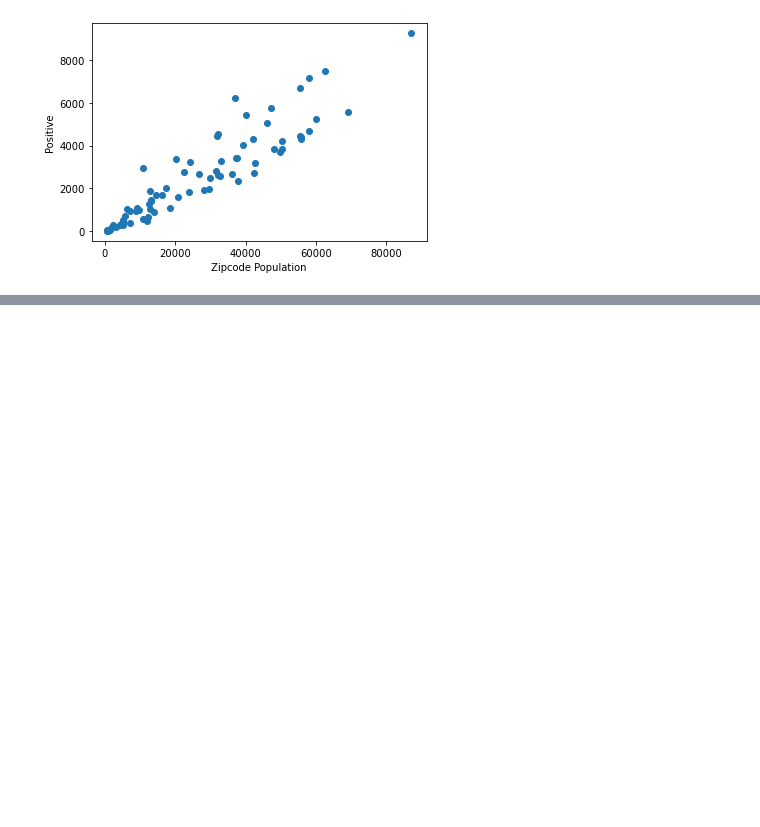
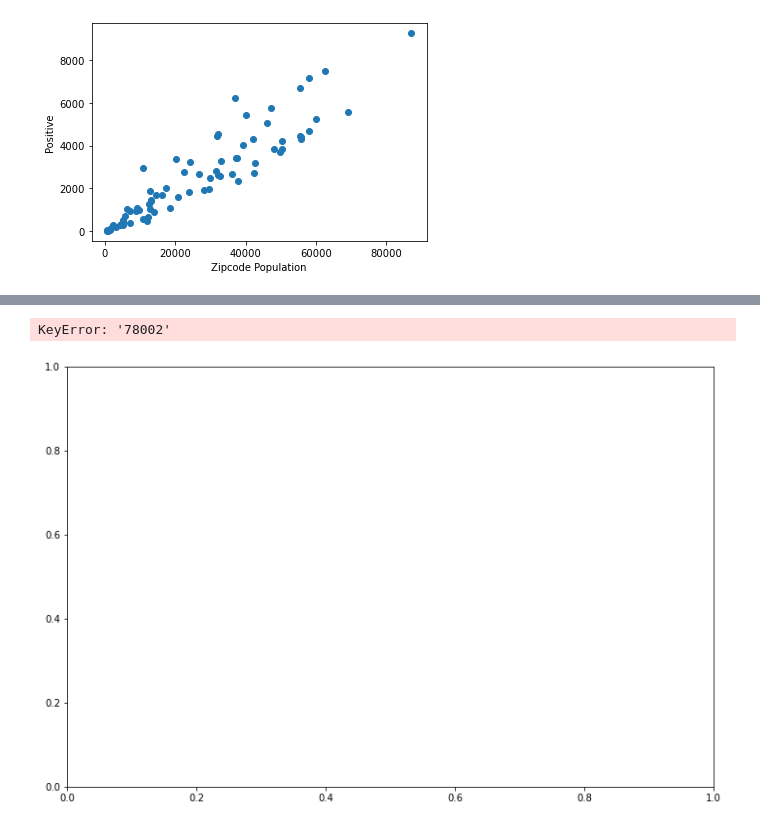
Before and after one commit to bakerv/COVID19, a Jupyter notebook: Untitled.ipynb, the cells around one changed output, grey strips where cells are left out. Saved outputs shown, nothing was run; the diff lists cells and outputs as text; code cells hidden in the pictures; blank space fills up the shorter version.

```diff
--- a/Untitled.ipynb
+++ b/Untitled.ipynb
@@ -192,0 +211,11 @@ ValueError: Image size of 90261x278 pixels is too large. It must be less than 2^
+# %%
+zip_list =[ "78002", "78052", "78069", "78073", "78112", "78201", "78002", "78203", "78204", "78207", "78208", "78210", "78211", "78212", "78213",
+                                  "78214", "78216", "78218", "78221", "78222", "78223", "78224", "78225", "78226", "78227", "78228", "78229", "78235", "78237",
+                                  "78238", "78242", "78244", "78245", "78250", "78251", "78252", "78254", "78264"]
+for element in zip_list:
+    merge_df.plot.scatter(element,"Positive", figsize = (12,8),title=f'Correlation Between {element} and Cases Per 100000')
+    correlation = st.pearsonr(merge_df[element],merge_df["Positive"])
+    plt.annotate(correlation[0],xy=(0,0.95),fontsize = 18,xycoords='axes fraction')
+# %% [output]
+KeyError: '78002'
+[figure, added]
```
Also changed, not shown: parts of 6 cells of this notebook.
